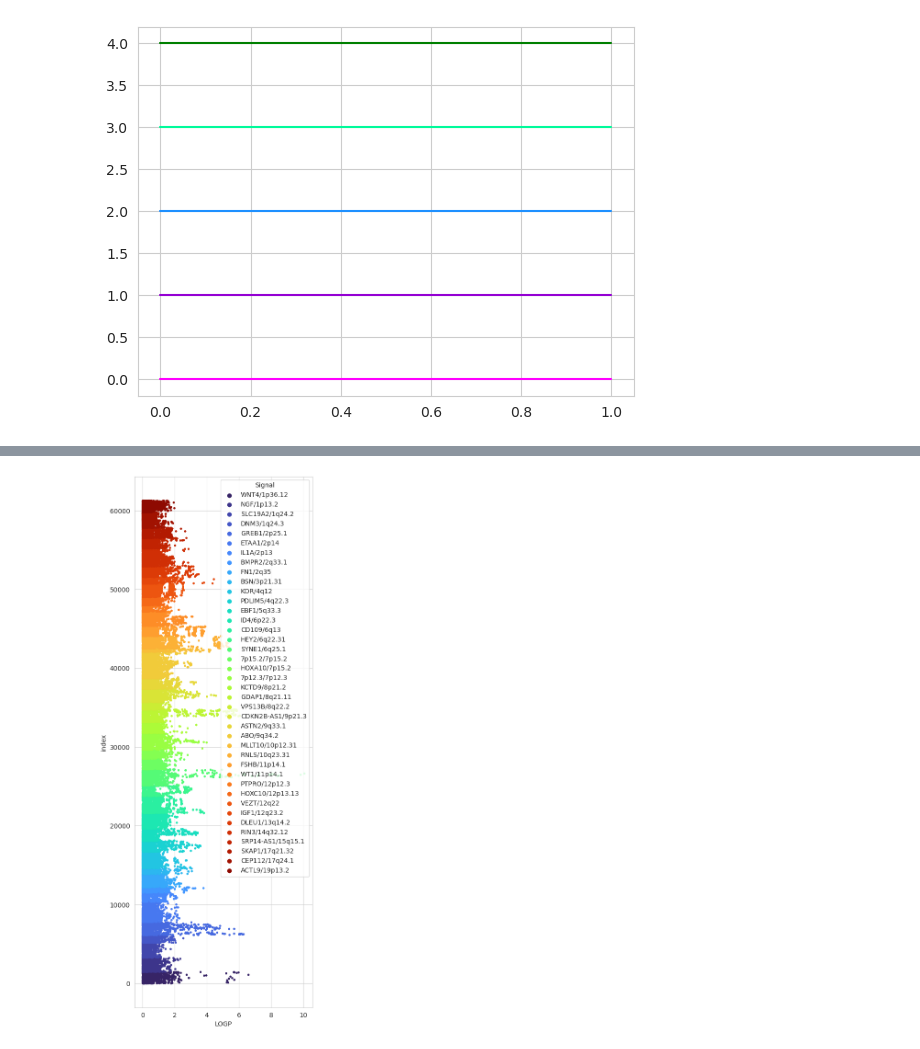
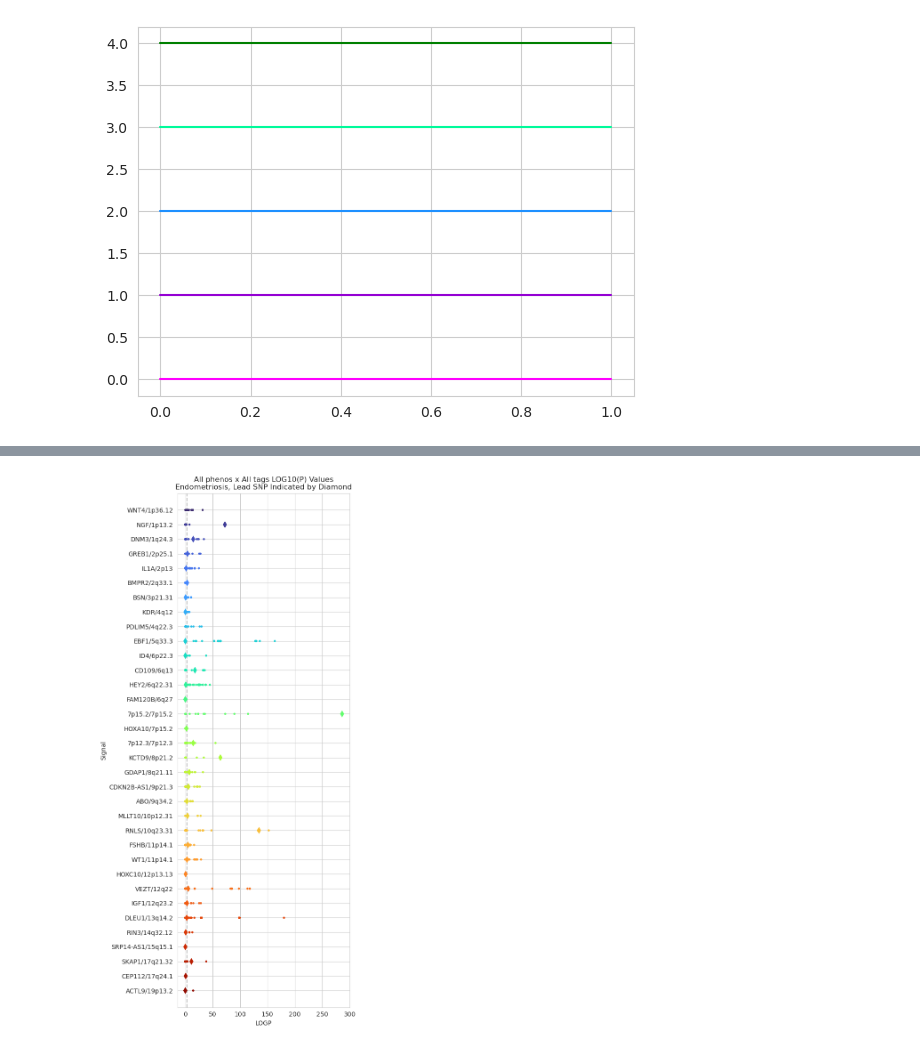
Before and after one commit to Setia-Verma-Lab/endometriosis_subtyping, a Jupyter notebook: Cluster_Heterogeneity/Test_Cluster_Heterogeneity.ipynb, the cells around one changed output, grey strips where cells are left out. Saved outputs shown, nothing was run; the diff lists cells and outputs as text; code cells hidden in the pictures.

```diff
--- a/Cluster_Heterogeneity/Test_Cluster_Heterogeneity.ipynb
+++ b/Cluster_Heterogeneity/Test_Cluster_Heterogeneity.ipynb
@@ -142,10 +131,27 @@ df['CI_OR_U'] = np.exp(df['CI_U'])
-# %%
-plt.gcf().set_size_inches(5, 15)
-sns.scatterplot(data=df.reset_index(), y='index', x='LOGP', hue='Signal',
-                palette='turbo', edgecolor=None, s=10)
-plt.show()
-# %% [output]
-[figure, removed]
+# %%
+plt.gcf().set_size_inches(5, 15)
+plot_df = df.copy()
+plot_df = plot_df[plot_df['I'] <= 50]
+
+sns.scatterplot(data=plot_df, y='Signal', x='LOGP', hue='Signal',
+                palette='turbo', edgecolor=None, s=10, legend=False)
+plot_df2 = df.set_index(['CHR', 'BP'])
+plot_df2 = plot_df2.loc[plot_df2.index.isin(rahmioglu.reset_index().set_index(['Chr', 'Position (b38)']).index)]
+plot_df2 = plot_df2[plot_df2['PHENO'] == 'endometriosis']
+sns.scatterplot(data=plot_df2, y='Signal', x='LOGP', hue='Signal',
+                palette='turbo', edgecolor=None, s=50, legend=False, marker='d')
+
+sig_line = 0.05 / len(rahmioglu)
+plt.axvline(-np.log10(sig_line), c='silver', linestyle='dashed', zorder=-10)
+
+top, bottom = plt.gca().get_ylim()
+plt.gca().set_ylim(top-0.5, bottom+0.5)
+
+plt.title('All phenos x All tags LOG10(P) Values\nEndometriosis, Lead SNP Indicated by Diamond')
+plt.savefig(f'Plots/{meta_group}_signal_manhattan_plot.png', bbox_inches='tight')
+plt.show()
+# %% [output]
+[figure, added]
 # %%
 os.makedirs('Plots', exist_ok=True)
 
```
Also changed, not shown: parts of 9 cells of this notebook, 8 other files.
